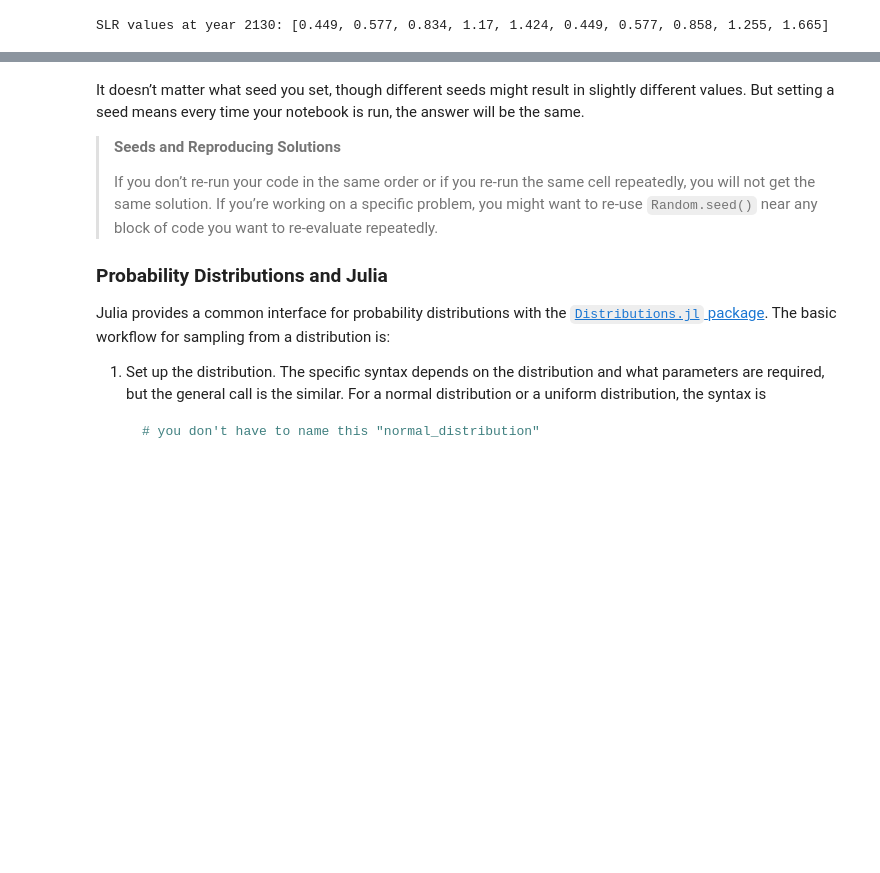
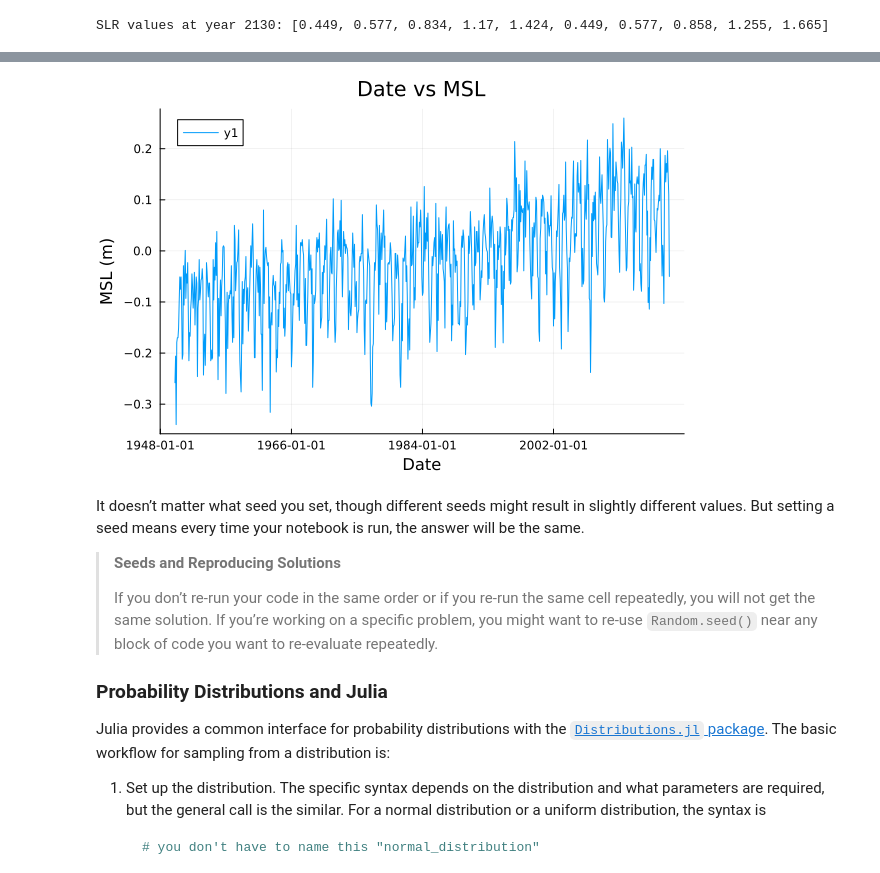
Before and after one commit to rms428/SLR-to-BI-4750, a Jupyter notebook: firstmcpass.ipynb, the cells around one changed output, grey strips where cells are left out. Cells and saved outputs as stored; diff of their text form; code cells hidden in the pictures; blank space fills up the shorter version.

```diff
--- a/firstmcpass.ipynb
+++ b/firstmcpass.ipynb
@@ -85,0 +87,5 @@ histogram(showcase_samples, xlabel="SLR (m)", ylabel="Frequency", title="SLR dis
+# %%
+# Load the CSV data into a DataFrame
+history = CSV.read("data/CO-OPS_8518750_met.csv", DataFrame)
+# MSL = Mean Sea Level Rise
+first(history, 5)
@@ -86,3 +101,9 @@ histogram(showcase_samples, xlabel="SLR (m)", ylabel="Frequency", title="SLR dis
+# %%
+history.date = Date.(history.Date, "yyyy/mm/dd")
+
+plot(history.date, history."MSL (m)", xlabel="Date", ylabel="MSL (m)", title="Date vs MSL")
+# %% [output]
+[figure, added]
 # %% [markdown]
 It doesn’t matter what seed you set, though different seeds might result
 in slightly different values. But setting a seed means every time your
```
Also changed, not shown: parts of 10 cells of this notebook, 2 other files.
